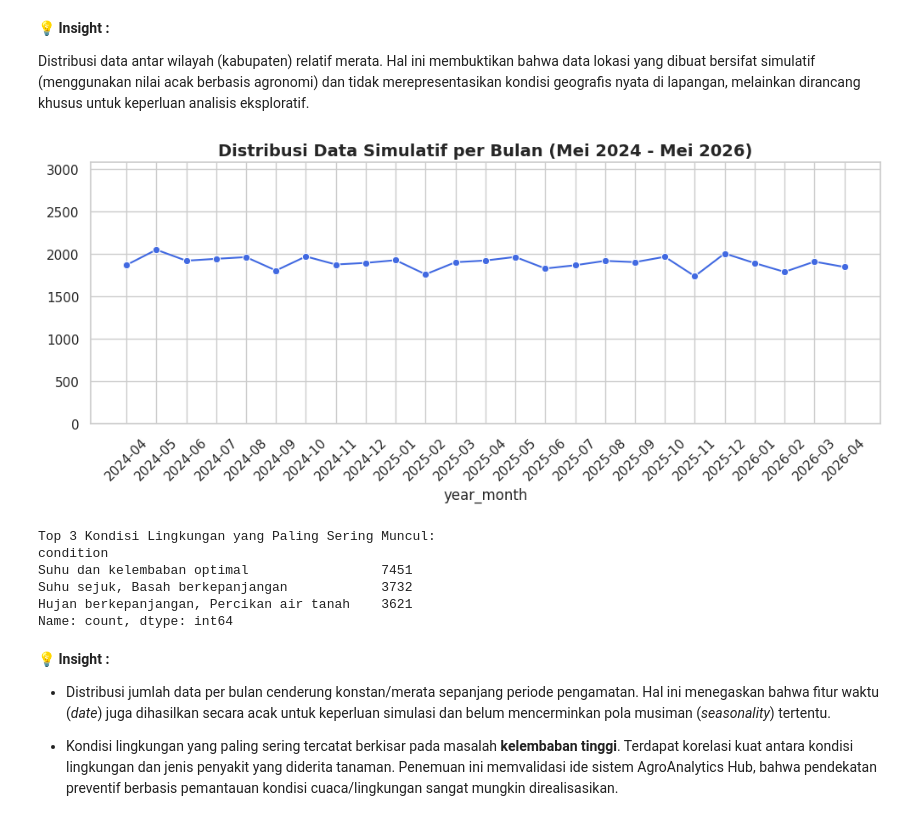
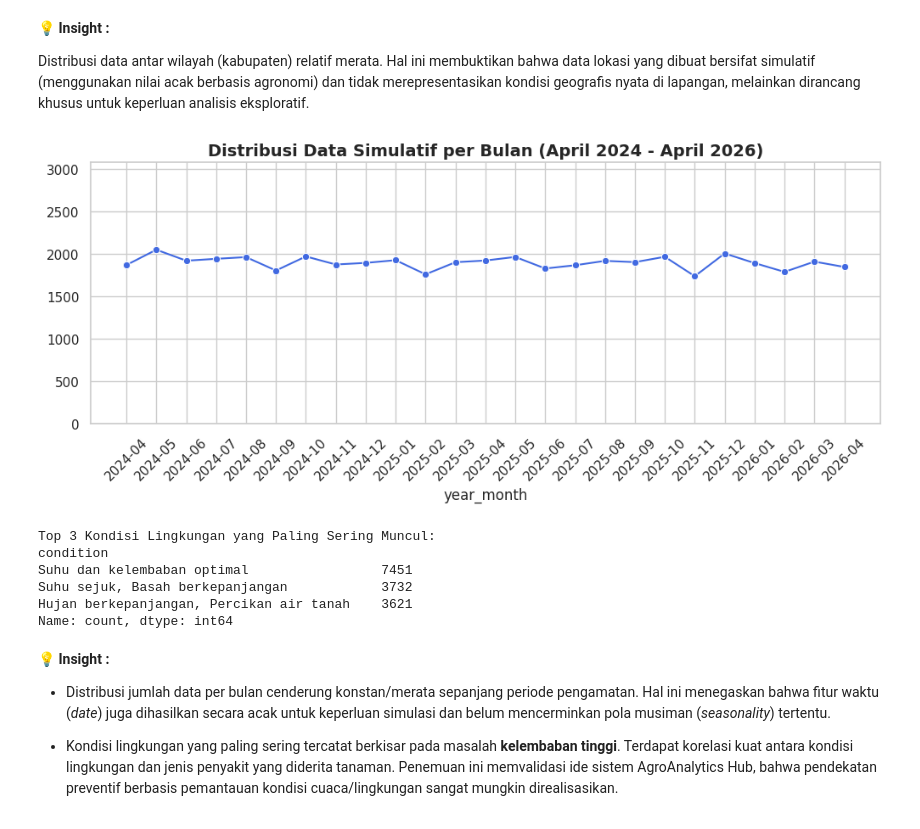
Before and after one commit to VANGROVEE/Data-Science, a Jupyter notebook: feature_engineering.ipynb, the cells around one changed output. Drawn from its saved outputs; the diff is of its cells as text; code cells hidden in the pictures.

Commit message:
Update date range to April 2024 - April 2026 for broader simulation coverage.

```diff
--- a/feature_engineering.ipynb
+++ b/feature_engineering.ipynb
@@ -242,21 +242,21 @@ Passing `palette` without assigning `hue` is deprecated and will be removed in v
 # %%
 # Analisis Waktu
 df_feature['date'] = pd.to_datetime(df_feature['date'])
 df_feature['year_month'] = df_feature['date'].dt.to_period('M').astype(str)
 
 plt.figure(figsize=(12, 4))
 monthly_counts = df_feature['year_month'].value_counts().sort_index()
 sns.lineplot(x=monthly_counts.index, y=monthly_counts.values, marker='o', color='royalblue')
-plt.title('Distribusi Data Simulatif per Bulan (Mei 2024 - Mei 2026)', fontsize=14, fontweight='bold')
+plt.title('Distribusi Data Simulatif per Bulan (April 2024 - April 2026)', fontsize=14, fontweight='bold')
 plt.xticks(rotation=45)
 plt.ylim(0, monthly_counts.max() * 1.5) # Mengunci skala Y agar terlihat merata
 plt.show()
 
 # Menampilkan 3 Kondisi Lingkungan Teratas
 print("\nTop 3 Kondisi Lingkungan yang Paling Sering Muncul:")
 print(df_feature['condition'].value_counts().head(3))
 # %% [output]
-[figure, old version]
+[figure, new version]
 Top 3 Kondisi Lingkungan yang Paling Sering Muncul:
 condition
 Suhu dan kelembaban optimal                 7451
```
